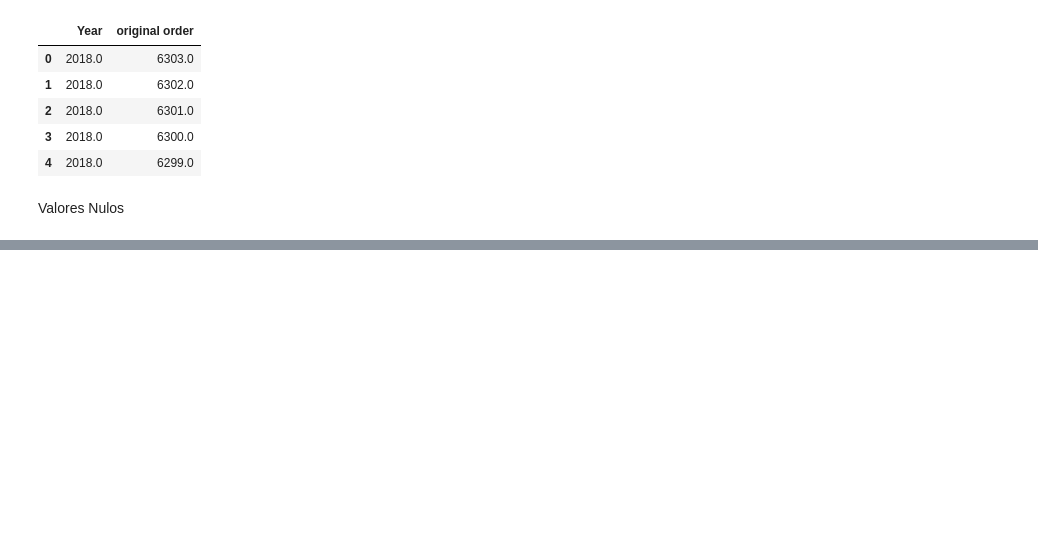
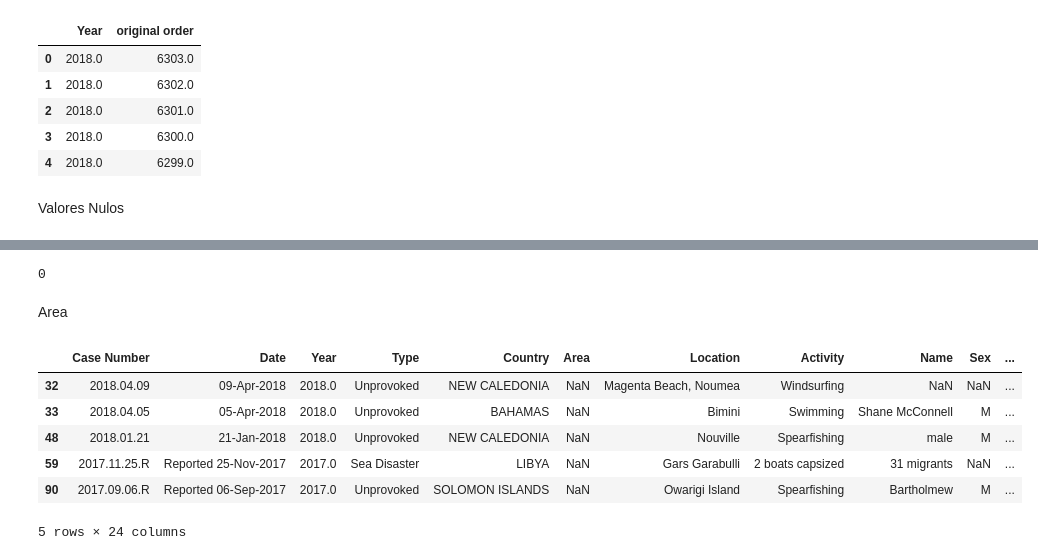
Before and after one commit to carolinariveraa/-CarolinaRivera-Sharks-, a Jupyter notebook: Notebook/main.ipynb, the cells around one changed output, grey strips where cells are left out. Saved outputs shown, nothing was run; the diff lists cells and outputs as text; code cells hidden in the pictures; blank space fills up the shorter version.

```diff
--- a/Notebook/main.ipynb
+++ b/Notebook/main.ipynb
@@ -106,0 +219,9 @@ dtype: int64
+# %%
+#Boatomg
+
+sharks['Type'].replace('Boatomg', 'Boating', inplace=True)
+sharks['Type'].replace('Boat', 'Boating', inplace=True)
+
+#elimino los cuestionables
+
+sharks.drop(sharks[sharks['Type'] == 'Questionable'].index, inplace=True)
@@ -106,0 +264,33 @@ dtype: int64
+# %%
+nulos = sharks['Country'].isnull().sum()
+
+nulos
+# %% [output]
+0
+# %%
+#compruebo si puedo sacar algún pais
+
+sharks.loc[sharks['Country'].isnull()]
+
+#df.loc[df['A'].isnull() & df['B'].notnull()]
+
+#country sea nulo pero area o location si que tenga informacion
+
+sharks[(sharks['Country'].isnull()) & (sharks['Area'].notnull() | sharks['Location'].notnull())]
+
+#se pueden arreglar 21 filas, por 21 filas me voy a rallar? NO, los que no sepa el pais
+#no me lo voy  a inventar asi que por ahora pongo desconocido
+
+sharks['Country'].fillna('Unknown', inplace=True)
+# %% [markdown]
+Area
+# %%
+sharks[(sharks['Area'].isnull()) & (sharks['Location'].notnull())].head()
+# %% [output]
+|  | Case Number | Date | Year | Type | Country | Area | Location | Activity | Name | Sex | ... |
+| 32 | 2018.04.09 | 09-Apr-2018 | 2018.0 | Unprovoked | NEW CALEDONIA | NaN | Magenta Beach, Noumea | Windsurfing | NaN | NaN | ... |
+| 33 | 2018.04.05 | 05-Apr-2018 | 2018.0 | Unprovoked | BAHAMAS | NaN | Bimini | Swimming | Shane McConnell | M | ... |
+| 48 | 2018.01.21 | 21-Jan-2018 | 2018.0 | Unprovoked | NEW CALEDONIA | NaN | Nouville | Spearfishing | male | M | ... |
+| 59 | 2017.11.25.R | Reported 25-Nov-2017 | 2017.0 | Sea Disaster | LIBYA | NaN | Gars Garabulli | 2 boats capsized | 31 migrants | NaN | ... |
+| 90 | 2017.09.06.R | Reported 06-Sep-2017 | 2017.0 | Unprovoked | SOLOMON ISLANDS | NaN | Owarigi Island | Spearfishing | Bartholmew | M | ... |
+5 rows × 24 columns
```
Also changed, not shown: parts of 20 cells of this notebook, 1 other file.
